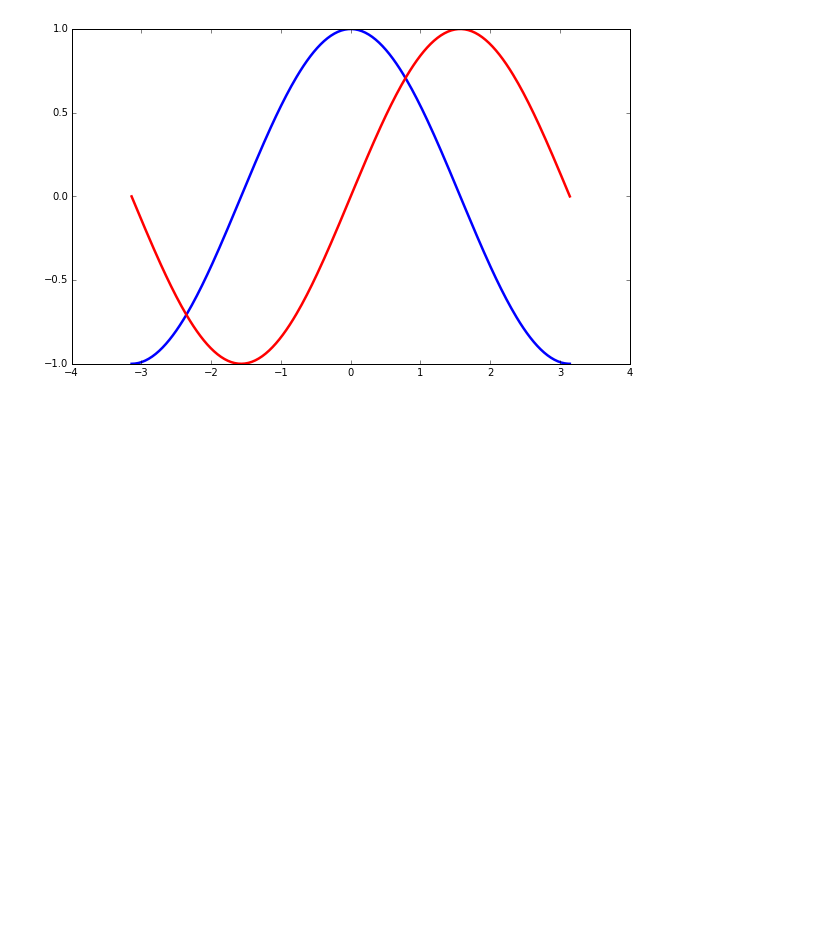
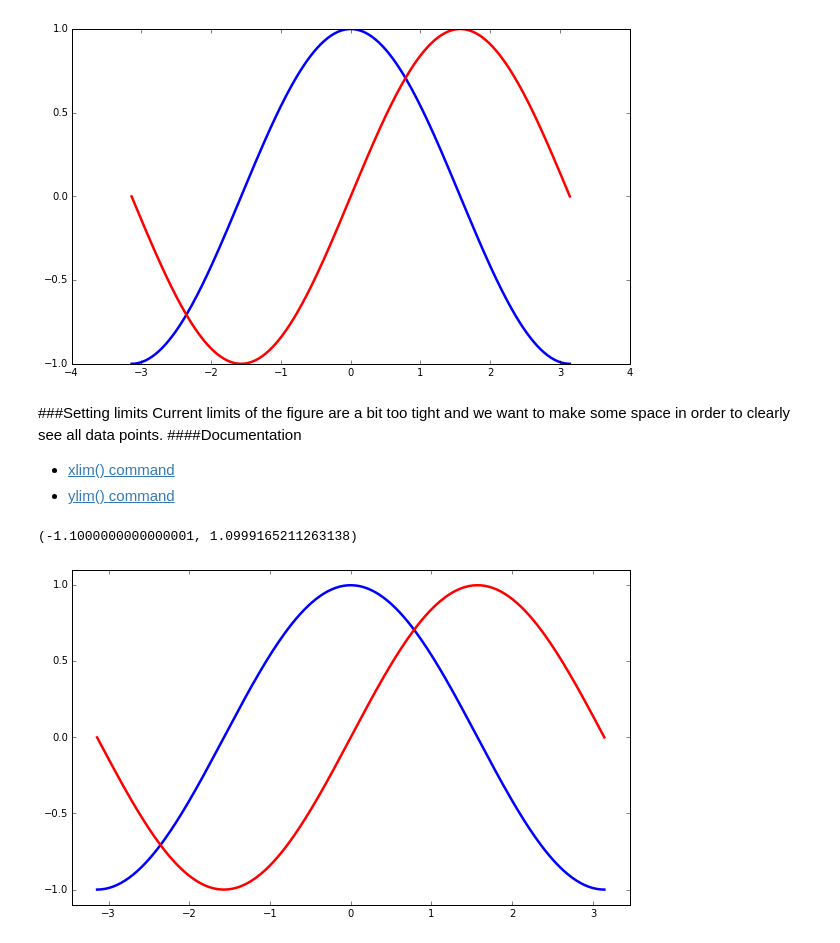
Before and after one commit to kkg8soccer/CSCI-2000, a Jupyter notebook: matplotlib/matplotlib_tutorial.ipynb, the cells around one changed output. Cells and saved outputs as stored; diff of their text form; code cells hidden in the pictures; blank space fills up the shorter version.

Commit message:
matplotlib: setting limits was added

```diff
--- a/matplotlib/matplotlib_tutorial.ipynb
+++ b/matplotlib/matplotlib_tutorial.ipynb
@@ -98,3 +98,19 @@ plt.plot(X, S, color="red",  linewidth=2.5, linestyle="-")
 # %% [output]
 [<matplotlib.lines.Line2D at 0x...>]
 [figure]
+# %% [markdown]
+###Setting limits
+Current limits of the figure are a bit too tight and we want to make some space in order to clearly see all data points.
+####Documentation
+* [xlim() command](http://matplotlib.sourceforge.net/api/pyplot_api.html#matplotlib.pyplot.xlim)
+* [ylim() command](http://matplotlib.sourceforge.net/api/pyplot_api.html#matplotlib.pyplot.ylim)
+# %%
+plt.figure(figsize=(10,6), dpi=80)
+plt.plot(X, C, color="blue", linewidth=2.5, linestyle="-")
+plt.plot(X, S, color="red",  linewidth=2.5, linestyle="-")
+
+plt.xlim(X.min()*1.1, X.max()*1.1)
+plt.ylim(C.min()*1.1, C.max()*1.1)
+# %% [output]
+(-1.1000000000000001, 1.0999165211263138)
+[figure, added]
```
